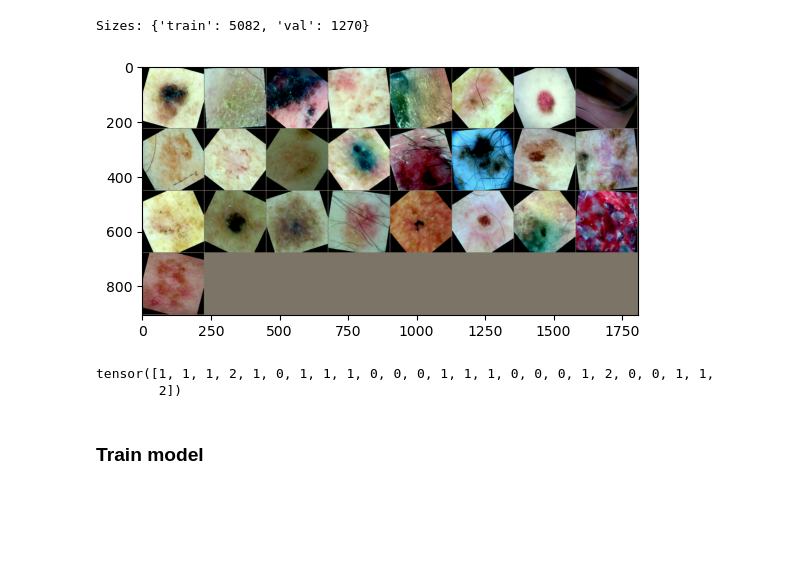
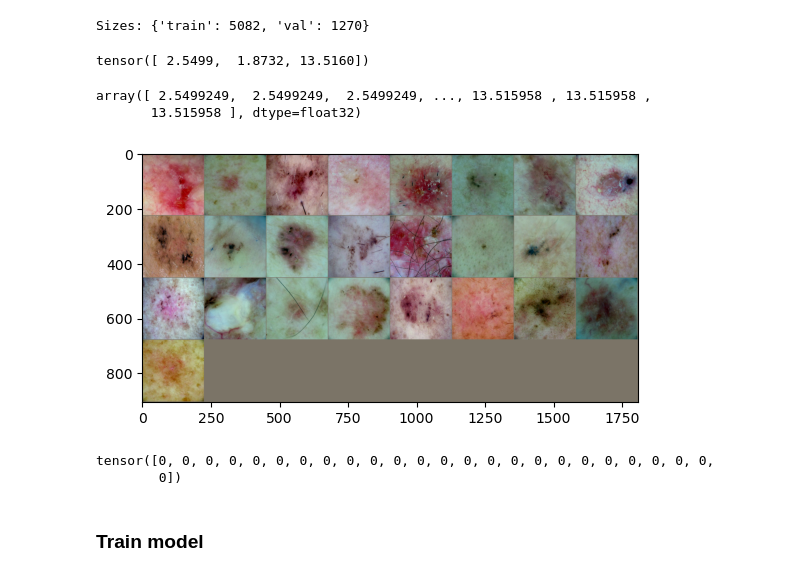
Before and after one commit to cansuyalcinn/skin-lesion-segmentation, a Jupyter notebook: notebooks/deep_learning/3c_transfer_learning.ipynb, the cells around one changed output. Saved outputs shown, nothing was run; the diff lists cells and outputs as text; code cells hidden in the pictures; blank space fills up the shorter version.

```diff
--- a/notebooks/deep_learning/3c_transfer_learning.ipynb
+++ b/notebooks/deep_learning/3c_transfer_learning.ipynb
@@ -39,7 +39,7 @@ this_path = Path().resolve()
 three_class_data = this_path.parent.parent/'data_processed/three_class/'
 models_path = this_path.parent.parent/'models/three_class/'
 # %%
-experiment_no = 'exp13'
+experiment_no = 'test'
 network_arch = 'swin_t'
 
 experiment_path = models_path/network_arch/experiment_no
@@ -150,32 +150,44 @@ else:
     dataloaders['train'] = DataLoader(
                 datasets['train'], batch_size=cfg['train']['batch_size'],
                 num_workers=cfg['val']['num_workers'], drop_last=False, shuffle=True)
+# %%
+class_weights
+# %% [output]
+tensor([ 2.5499,  1.8732, 13.5160])
+# %%
+sample_weights
+# %% [output]
+array([ 2.5499249,  2.5499249,  2.5499249, ..., 13.515958 , 13.515958 ,
+       13.515958 ], dtype=float32)
 # %%
 def imshow(inp, title=None):
     """Imshow for Tensor."""
     inp = inp.numpy().transpose((1, 2, 0))
     mean = np.array([0.485, 0.456, 0.406])
     std = np.array([0.229, 0.224, 0.225])
     inp = std * inp + mean
     inp = np.clip(inp, 0, 1)
     plt.imshow(inp)
     if title is not None:
         plt.title(title)
     plt.pause(0.001)  # pause a bit so that plots are updated
 
 
 # Get a batch of training data
-inputs, classes = next(iter(dataloaders['train']))
+inputs, classes = next(iter(dataloaders['val']))
 
 # Make a grid from batch
 out = torchvision.utils.make_grid(inputs)
 
 imshow(out, title=None)
 print(classes)
+
+#save classes as txt file
+np.savetxt(three_class_data/'3c_classes.txt', classes, fmt='%i')
 # %% [output]
-[figure, old version]
+[figure, new version]
-tensor([1, 1, 1, 2, 1, 0, 1, 1, 1, 0, 0, 0, 1, 1, 1, 0, 0, 0, 1, 2, 0, 0, 1, 1,
-        2])
+tensor([0, 0, 0, 0, 0, 0, 0, 0, 0, 0, 0, 0, 0, 0, 0, 0, 0, 0, 0, 0, 0, 0, 0, 0,
+        0])
 # %% [markdown]
 ### Train model
 # %%
```
Also changed, not shown: 5 other files.
